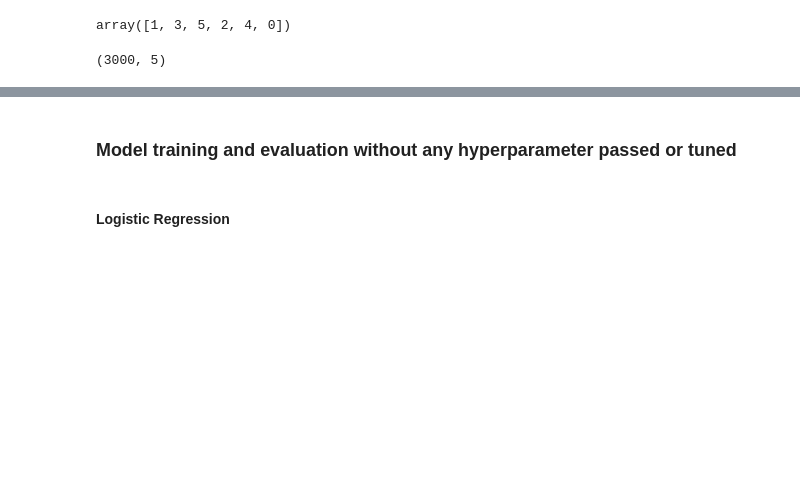
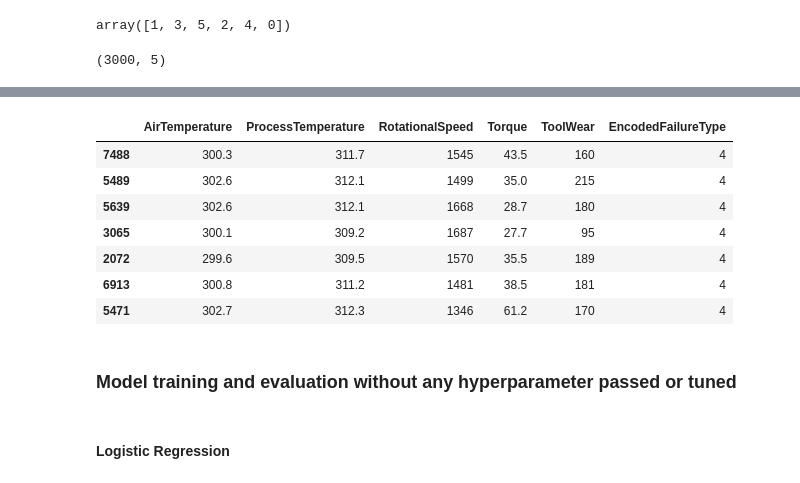
Before and after one commit to Subhigupta/Data-Driven-Predictive-Maintenance-using-ML, a Jupyter notebook: Multinominal Classification.ipynb, the cells around one changed output, grey strips where cells are left out. Drawn from its saved outputs; the diff is of its cells as text; code cells hidden in the pictures; blank space fills up the shorter version.

```diff
--- a/Multinominal Classification.ipynb
+++ b/Multinominal Classification.ipynb
@@ -266,3 +321,14 @@ X_test.shape
+# %%
+data[data["EncodedFailureType"]==4]
+# %% [output]
+|  | AirTemperature | ProcessTemperature | RotationalSpeed | Torque | ToolWear | EncodedFailureType |
+| 7488 | 300.3 | 311.7 | 1545 | 43.5 | 160 | 4 |
+| 5489 | 302.6 | 312.1 | 1499 | 35.0 | 215 | 4 |
+| 5639 | 302.6 | 312.1 | 1668 | 28.7 | 180 | 4 |
+| 3065 | 300.1 | 309.2 | 1687 | 27.7 | 95 | 4 |
+| 2072 | 299.6 | 309.5 | 1570 | 35.5 | 189 | 4 |
+| 6913 | 300.8 | 311.2 | 1481 | 38.5 | 181 | 4 |
+| 5471 | 302.7 | 312.3 | 1346 | 61.2 | 170 | 4 |
 # %% [markdown]
 ### Model training and evaluation without any hyperparameter passed or tuned
 # %% [markdown]
```
Also changed, not shown: parts of 55 cells of this notebook, 8 other files.
